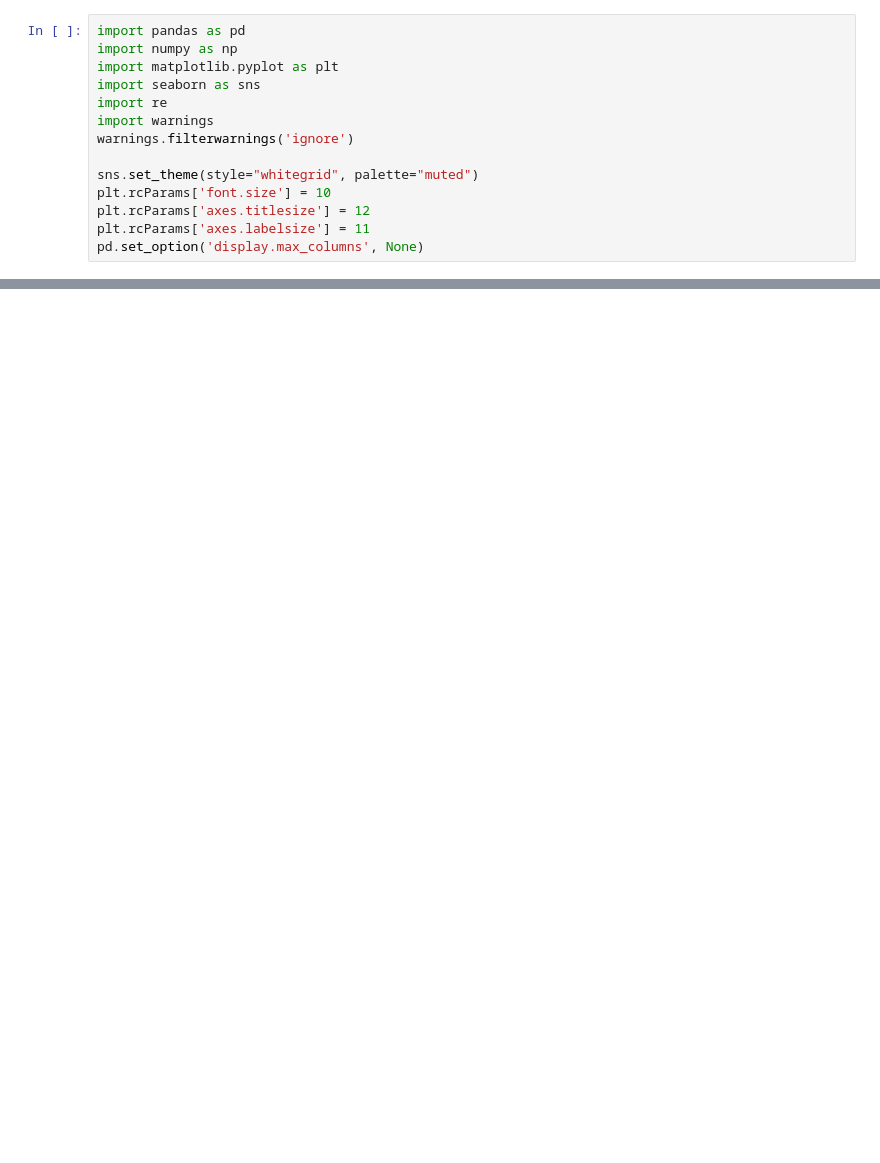
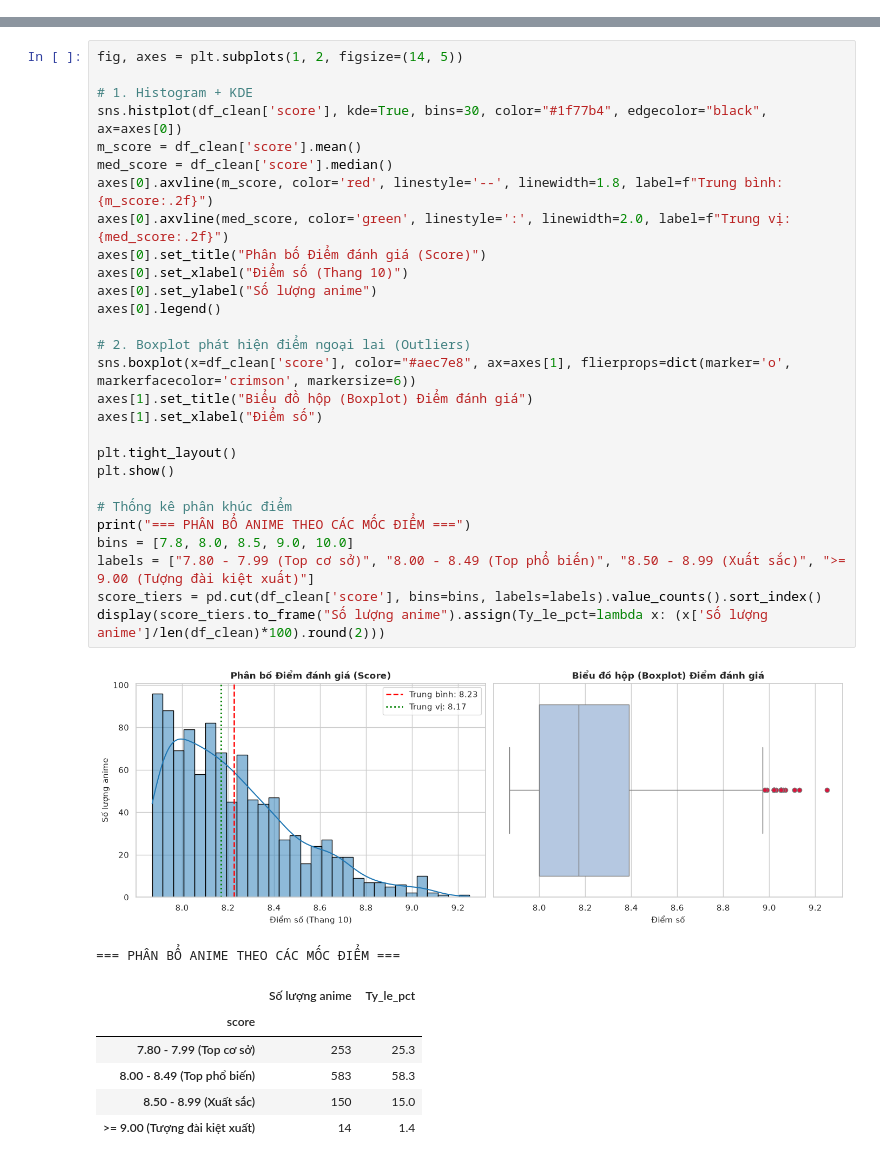
Before and after one commit to NakunaruZeno/DS102, a Jupyter notebook: Lab 1/Bai_02/BaoCao_MoTa.ipynb, the cells around one changed output, grey strips where cells are left out. Drawn from its saved outputs; the diff is of its cells as text; blank space fills up the shorter version.

Commit message:
Cập nhật và hoàn thiện báo cáo thống kê mô tả BaoCao_MoTa.ipynb

```diff
--- a/Lab 1/Bai_02/BaoCao_MoTa.ipynb
+++ b/Lab 1/Bai_02/BaoCao_MoTa.ipynb
@@ -13,14 +0,0 @@
-# %%
-import pandas as pd
-import numpy as np
-import matplotlib.pyplot as plt
-import seaborn as sns
-import re
-import warnings
-warnings.filterwarnings('ignore')
-
-sns.set_theme(style="whitegrid", palette="muted")
-plt.rcParams['font.size'] = 10
-plt.rcParams['axes.titlesize'] = 12
-plt.rcParams['axes.labelsize'] = 11
-pd.set_option('display.max_columns', None)
@@ -365,0 +228,37 @@ Top 10 anime điểm cao nhất:
+# %%
+fig, axes = plt.subplots(1, 2, figsize=(14, 5))
+
+# 1. Histogram + KDE
+sns.histplot(df_clean['score'], kde=True, bins=30, color="#1f77b4", edgecolor="black", ax=axes[0])
+m_score = df_clean['score'].mean()
+med_score = df_clean['score'].median()
+axes[0].axvline(m_score, color='red', linestyle='--', linewidth=1.8, label=f"Trung bình: {m_score:.2f}")
+axes[0].axvline(med_score, color='green', linestyle=':', linewidth=2.0, label=f"Trung vị: {med_score:.2f}")
+axes[0].set_title("Phân bố Điểm đánh giá (Score)")
+axes[0].set_xlabel("Điểm số (Thang 10)")
+axes[0].set_ylabel("Số lượng anime")
+axes[0].legend()
+
+# 2. Boxplot phát hiện điểm ngoại lai (Outliers)
+sns.boxplot(x=df_clean['score'], color="#aec7e8", ax=axes[1], flierprops=dict(marker='o', markerfacecolor='crimson', markersize=6))
+axes[1].set_title("Biểu đồ hộp (Boxplot) Điểm đánh giá")
+axes[1].set_xlabel("Điểm số")
+
+plt.tight_layout()
+plt.show()
+
+# Thống kê phân khúc điểm
+print("=== PHÂN BỔ ANIME THEO CÁC MỐC ĐIỂM ===")
+bins = [7.8, 8.0, 8.5, 9.0, 10.0]
+labels = ["7.80 - 7.99 (Top cơ sở)", "8.00 - 8.49 (Top phổ biến)", "8.50 - 8.99 (Xuất sắc)", ">= 9.00 (Tượng đài kiệt xuất)"]
+score_tiers = pd.cut(df_clean['score'], bins=bins, labels=labels).value_counts().sort_index()
+display(score_tiers.to_frame("Số lượng anime").assign(Ty_le_pct=lambda x: (x['Số lượng anime']/len(df_clean)*100).round(2)))
+# %% [output]
+[figure, added]
+=== PHÂN BỔ ANIME THEO CÁC MỐC ĐIỂM ===
+|  | Số lượng anime | Ty_le_pct |
+| score |  |  |
+| 7.80 - 7.99 (Top cơ sở) | 253 | 25.3 |
+| 8.00 - 8.49 (Top phổ biến) | 583 | 58.3 |
+| 8.50 - 8.99 (Xuất sắc) | 150 | 15.0 |
+| >= 9.00 (Tượng đài kiệt xuất) | 14 | 1.4 |
```
Also changed, not shown: parts of 60 cells of this notebook.
